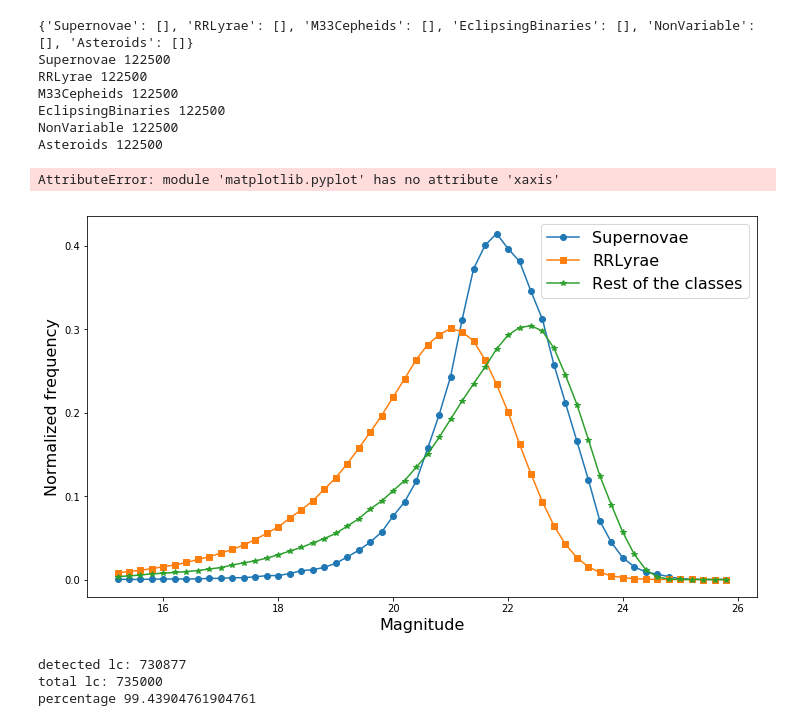
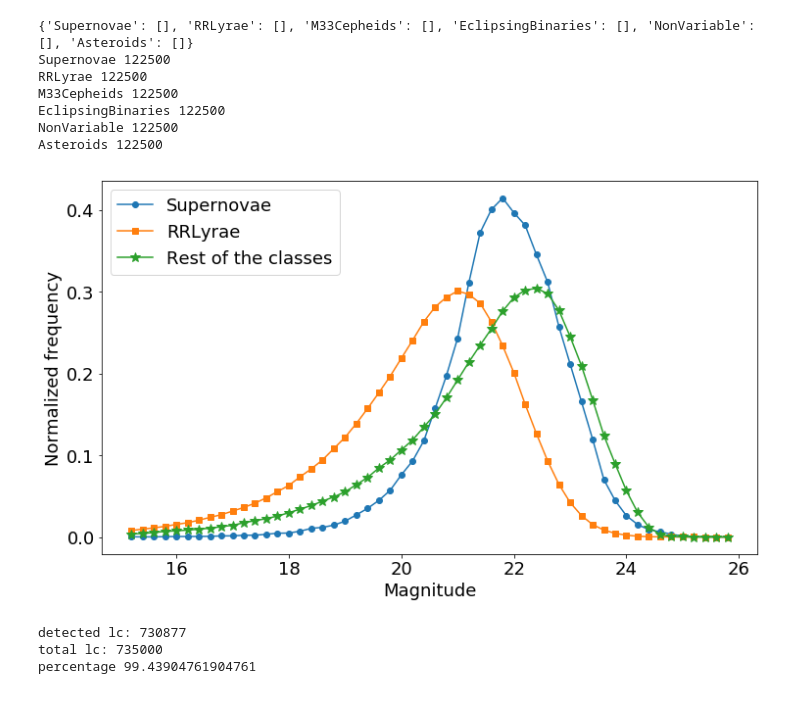
Before and after one commit to rodrigcd/HiTS_simulations, a Jupyter notebook: image_simulation/plot_images.ipynb, the cells around one changed output. Cells and saved outputs as stored; diff of their text form; code cells hidden in the pictures.

```diff
--- a/image_simulation/plot_images.ipynb
+++ b/image_simulation/plot_images.ipynb
@@ -32,39 +32,42 @@ for field in fields:
             mag = np.amin(data_field[i,...])
             mags[ty].append(mag[np.newaxis])
         else:
             mags[ty].append(data_field[i, ...])
         #print(mags[ty][-1].shape)
         #if i ==10:
         #    asdasd
 for key, value in mags.items():
     print(key, len(value))
 
 plt.figure(figsize=(12,7))
-fontsize = 16
+fontsize = 18
 
 legends = ["Supernovae", "RRLyrae", "Rest of the classes"]
 styles = ["-o", "-s", "-*"]
 
 for i, cl in enumerate(class_to_histo[:3]):
     mags[cl] = np.concatenate(mags[cl], axis=0)
     h, _ = np.histogram(mags[cl], bins=bins, density=True)
-    plt.plot(bins[1:], h, styles[i], label=legends[i])
+    if i == 2:
+        plt.plot(bins[1:], h, styles[i], label=legends[i], ms=10)
+    else:
+        plt.plot(bins[1:], h, styles[i], label=legends[i])
 plt.xlabel("Magnitude", fontsize=fontsize)
 plt.ylabel("Normalized frequency", fontsize=fontsize)
 plt.legend(fontsize=fontsize)
-plt.tick_params(axis='both')
-plt.xaxis.set_tick_params(labelsize=24)
+plt.tick_params(axis='both', labelsize=fontsize)
+#plt.grid(True, alpha=0.3)
+plt.savefig("plots/object_histogram.pdf", bbox_inches="tight")
 plt.show()
 # %% [output]
 {'Supernovae': [], 'RRLyrae': [], 'M33Cepheids': [], 'EclipsingBinaries': [], 'NonVariable': [], 'Asteroids': []}
 Supernovae 122500
 RRLyrae 122500
 M33Cepheids 122500
 EclipsingBinaries 122500
 NonVariable 122500
 Asteroids 122500
-AttributeError: module 'matplotlib.pyplot' has no attribute 'xaxis'
-[figure, old version]
+[figure, new version]
 # %%
 one_point_detected = 0
 total_lc = 0
```
Also changed, not shown: 22 other files.
